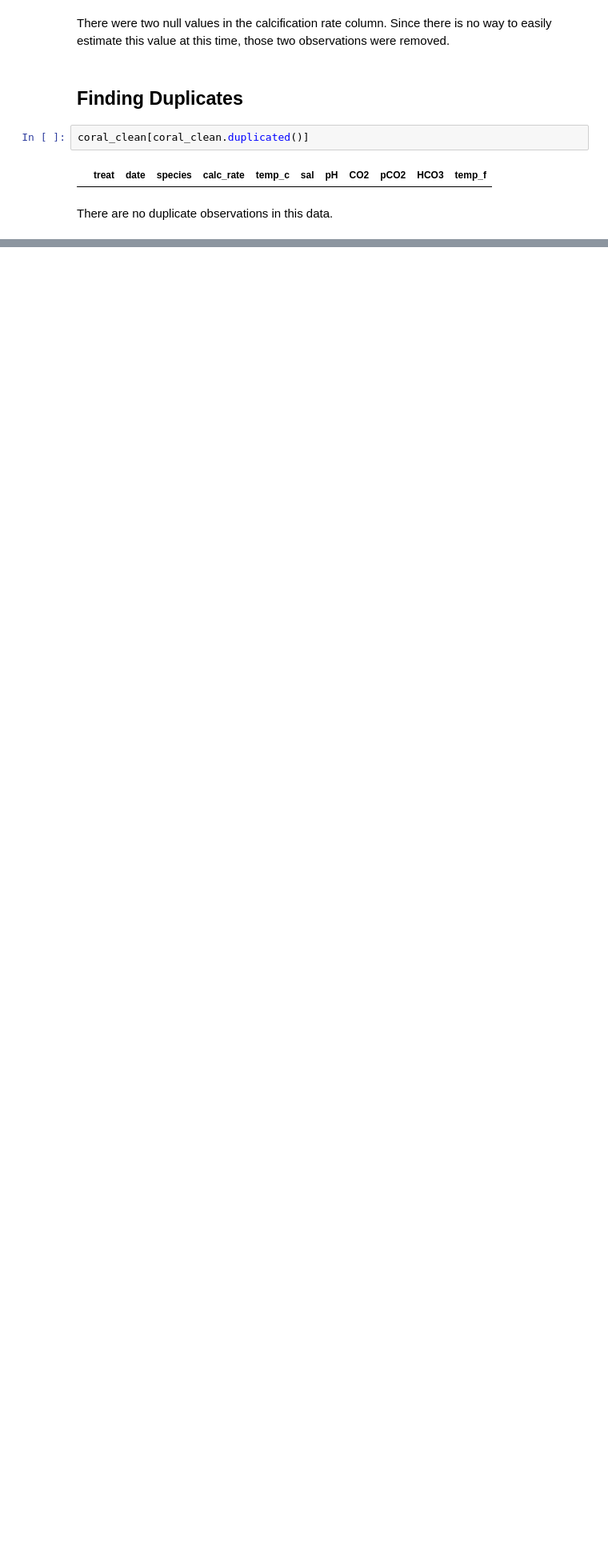
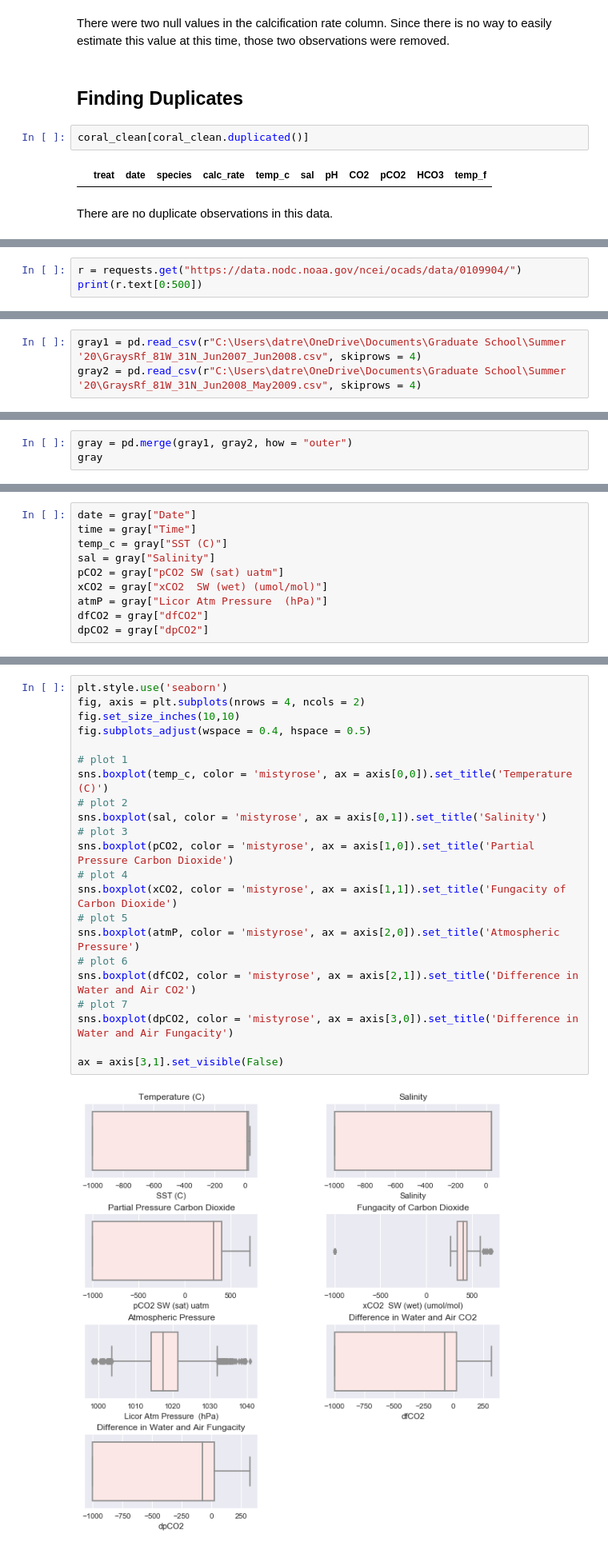
Before and after one commit to DaLamb14/DSC-540-Summer-20, a Jupyter notebook: Final Project/Term Project.ipynb, the cells around one changed output, grey strips where cells are left out. Shown at 80% size. Saved outputs shown, nothing was run; the diff lists cells and outputs as text; blank space fills up the shorter version.

```diff
--- a/Final Project/Term Project.ipynb
+++ b/Final Project/Term Project.ipynb
@@ -208,0 +218,3 @@ There are no duplicate observations in this data.
+# %%
+r = requests.get("https://data.nodc.noaa.gov/ncei/ocads/data/0109904/")
+print(r.text[0:500])
@@ -208,0 +280,3 @@ There are no duplicate observations in this data.
+# %%
+gray1 = pd.read_csv(r"C:\Users\datre\OneDrive\Documents\Graduate School\Summer '20\GraysRf_81W_31N_Jun2007_Jun2008.csv", skiprows = 4)
+gray2 = pd.read_csv(r"C:\Users\datre\OneDrive\Documents\Graduate School\Summer '20\GraysRf_81W_31N_Jun2008_May2009.csv", skiprows = 4)
@@ -208,0 +303,3 @@ There are no duplicate observations in this data.
+# %%
+gray = pd.merge(gray1, gray2, how = "outer")
+gray
@@ -208,0 +374,10 @@ There are no duplicate observations in this data.
+# %%
+date = gray["Date"]
+time = gray["Time"]
+temp_c = gray["SST (C)"]
+sal = gray["Salinity"]
+pCO2 = gray["pCO2 SW (sat) uatm"]
+xCO2 = gray["xCO2  SW (wet) (umol/mol)"]
+atmP = gray["Licor Atm Pressure  (hPa)"]
+dfCO2 = gray["dfCO2"]
+dpCO2 = gray["dpCO2"]
@@ -208,0 +431,24 @@ There are no duplicate observations in this data.
+# %%
+plt.style.use('seaborn')
+fig, axis = plt.subplots(nrows = 4, ncols = 2)
+fig.set_size_inches(10,10)
+fig.subplots_adjust(wspace = 0.4, hspace = 0.5)
+
+# plot 1
+sns.boxplot(temp_c, color = 'mistyrose', ax = axis[0,0]).set_title('Temperature (C)')
+# plot 2
+sns.boxplot(sal, color = 'mistyrose', ax = axis[0,1]).set_title('Salinity')
+# plot 3
+sns.boxplot(pCO2, color = 'mistyrose', ax = axis[1,0]).set_title('Partial Pressure Carbon Dioxide')
+# plot 4
+sns.boxplot(xCO2, color = 'mistyrose', ax = axis[1,1]).set_title('Fungacity of Carbon Dioxide')
+# plot 5
+sns.boxplot(atmP, color = 'mistyrose', ax = axis[2,0]).set_title('Atmospheric Pressure')
+# plot 6
+sns.boxplot(dfCO2, color = 'mistyrose', ax = axis[2,1]).set_title('Difference in Water and Air CO2')
+# plot 7
+sns.boxplot(dpCO2, color = 'mistyrose', ax = axis[3,0]).set_title('Difference in Water and Air Fungacity')
+
+ax = axis[3,1].set_visible(False)
+# %% [output]
+[figure, added]
```
Also changed, not shown: parts of 25 cells of this notebook.
